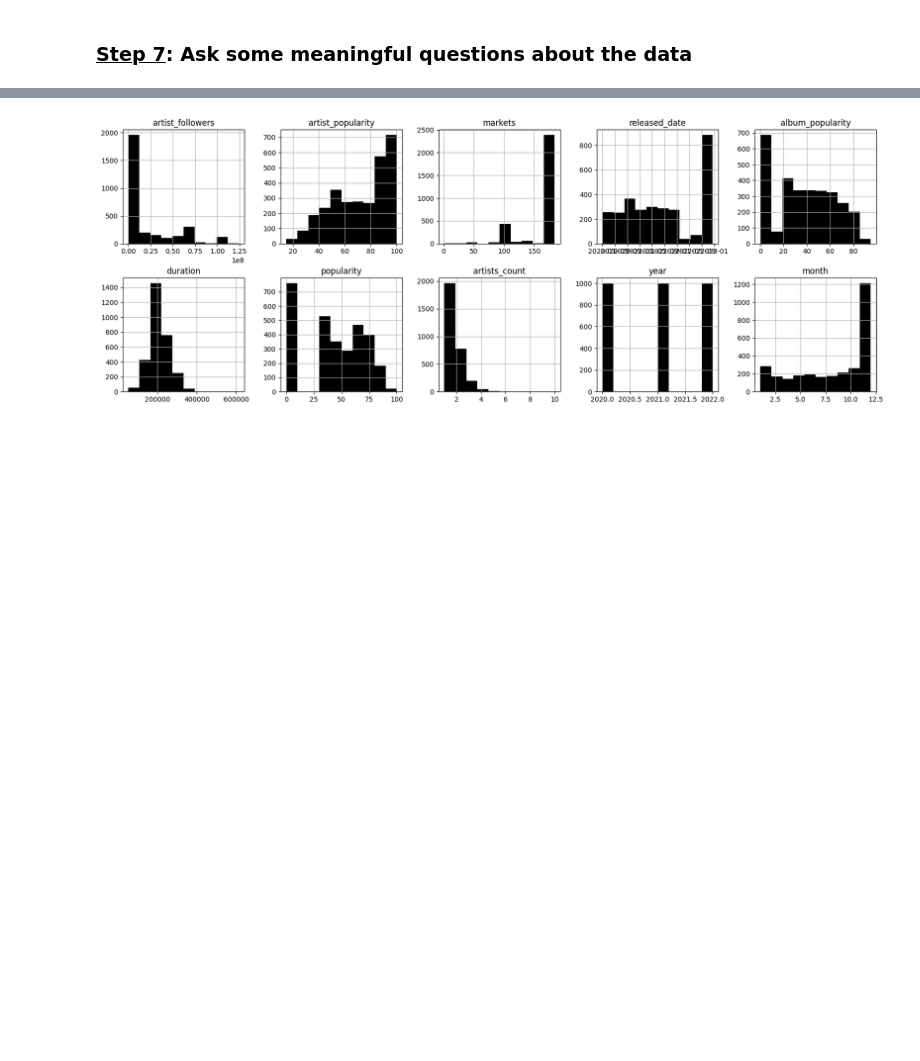
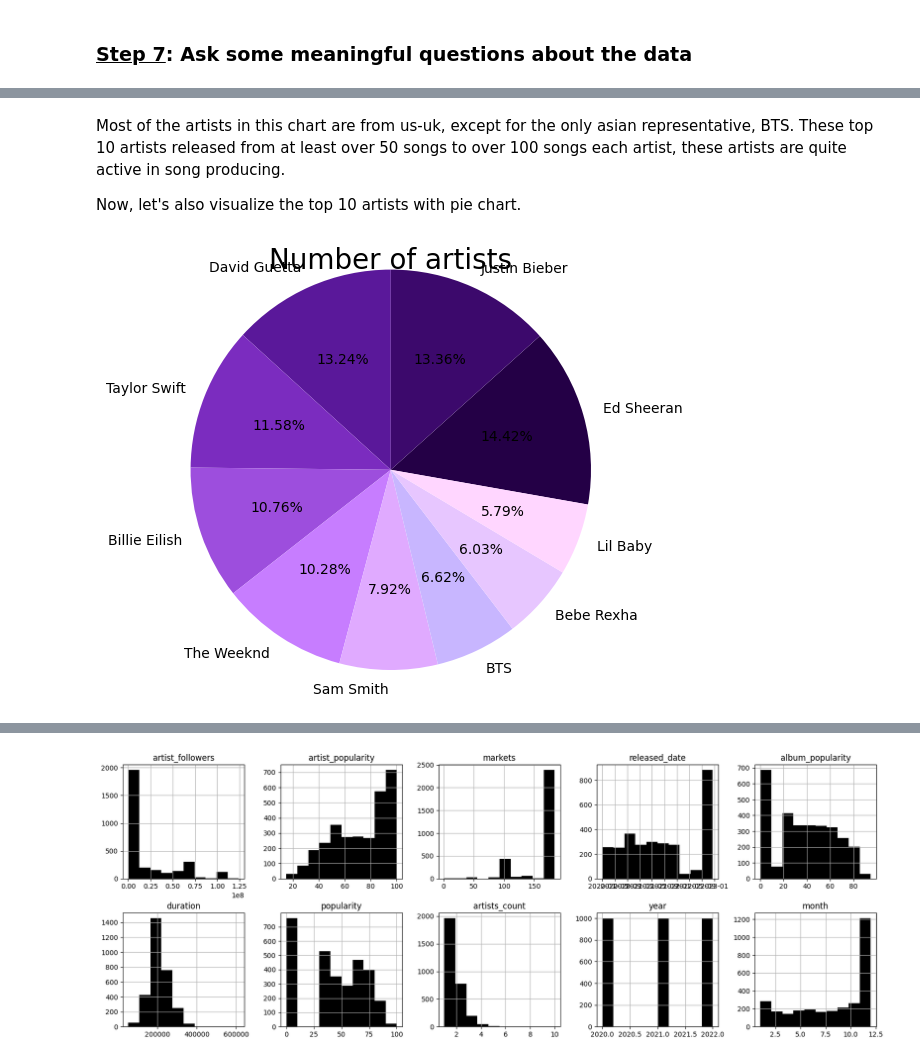
Before and after one commit to quytrungg/Final_Project_CSC14119, a Jupyter notebook: data_exploration/components/songs_data_exploration.ipynb, the cells around one changed output, grey strips where cells are left out. Drawn from its saved outputs; the diff is of its cells as text; code cells hidden in the pictures; blank space fills up the shorter version.

```diff
--- a/data_exploration/components/songs_data_exploration.ipynb
+++ b/data_exploration/components/songs_data_exploration.ipynb
@@ -465,0 +422,3 @@ Whereas in 2022, there is a dramatic increase in music industry where there are
+# %%
+top_10_artists = songs_df['artist'].str.join(',').str.split(',').explode().value_counts().nlargest(n=10)
+top_10_artists.plot.barh(figsize=(3,3), color='pink');
@@ -465,0 +427,16 @@ Whereas in 2022, there is a dramatic increase in music industry where there are
+# %% [markdown]
+Most of the artists in this chart are from us-uk, except for the only asian representative, BTS. These top 10 artists released from at least over 50 songs to over 100 songs each artist, these artists are quite active in song producing.
+
+Now, let's also visualize the top 10 artists with pie chart.
+# %%
+plt.figure(figsize=(8, 5))
+plt.title('Number of artists', fontsize=20)
+plt.pie(top_10_artists.to_numpy().reshape(-1),
+        labels=[i for i in top_10_artists.keys()],
+        textprops={"fontsize":10},
+        radius=1.3, startangle=-10,
+        colors=['#240046', '#3c096c', '#5a189a', '#7b2cbf', '#9d4edd', '#c77dff', '#e0aaff', '#c8b6ff', '#e7c6ff', '#ffd6ff'],
+        autopct='%.02f%%')
+plt.show()
+# %% [output]
+[figure, added]
```
Also changed, not shown: parts of 49 cells of this notebook, 2 other files.
